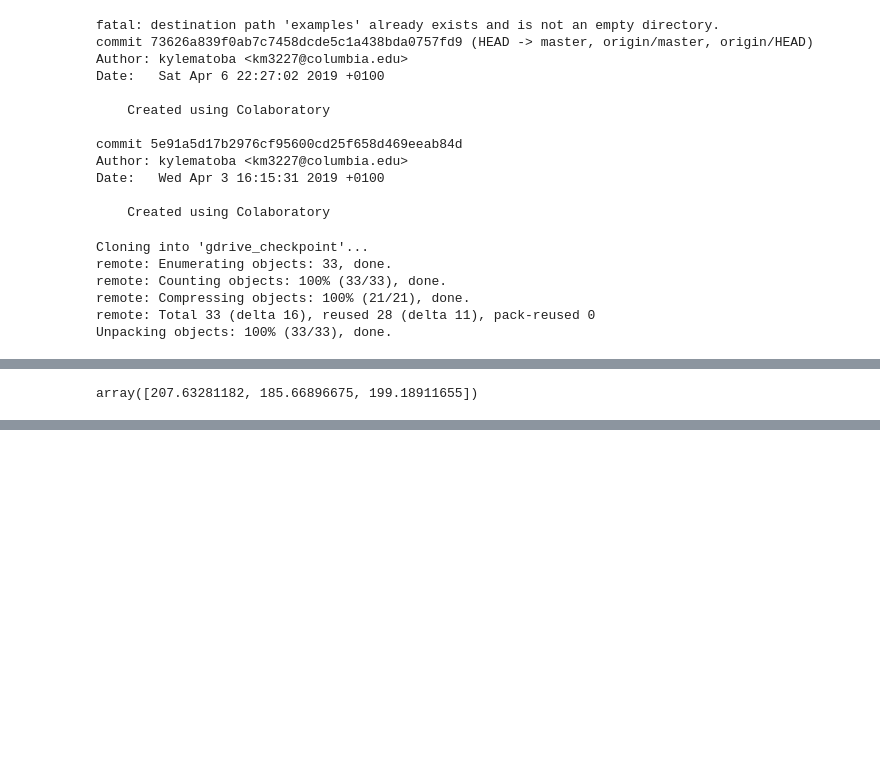
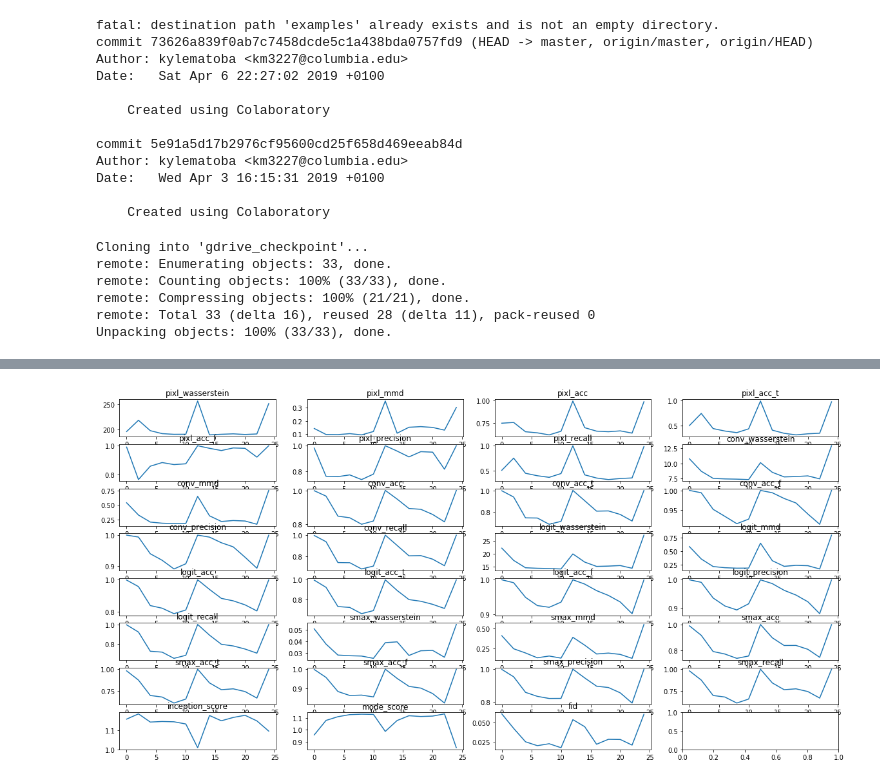
Before and after one commit to xuqiantong/GAN-Metrics, a Jupyter notebook: dcgan_pytorch2.ipynb, the cells around one changed output, grey strips where cells are left out. Drawn from its saved outputs; the diff is of its cells as text; code cells hidden in the pictures; blank space fills up the shorter version.

```diff
--- a/dcgan_pytorch2.ipynb
+++ b/dcgan_pytorch2.ipynb
@@ -307,7 +319,7 @@ ModuleNotFoundError: No module named 'oauth2client.contrib.locked_file'
 # %%
-g_pattern = 'netG_{}_epoch'.format(identifier)
-d_pattern = 'netD_{}_epoch'.format(identifier)
-checkpoint_pattern = '{}_{:04d}.pth'
+net_g_pattern = 'netG_{}_epoch'.format(identifier)
+net_d_pattern = 'netD_{}_epoch'.format(identifier)
+checkpoint_pattern = '{}{:04d}.pth'
 
 # net_g_path = os.path.join(checkpoint_dir, identifier, dataset_name, "g")
 # net_d_path = os.path.join(checkpoint_dir, identifier, dataset_name, "d")
@@ -567,5 +615,0 @@ compute score in space: 0
-# %%
-
-score_tr[:, 0]
-# %% [output]
-array([207.63281182, 185.66896675, 199.18911655])
@@ -571,0 +626,48 @@ array([207.63281182, 185.66896675, 199.18911655])
+# %%
+len(found_items) > 0
+net_g_filename = checkpoint_pattern.format(net_g_pattern, epoch)
+# score_tr
+
+
+plot_rows = np.any(np.isfinite(score_tr), axis=1)
+plot_score_tr = score_tr[plot_rows, :]
+plot_axis = np.arange(len(plot_rows))[plot_rows]
+# print(plot_score_tr)
+# print(plot_axis)
+# %%
+
+# metric_names = np.array(['pixl_wasserstein', 'pixl_mmd', 'smax_acc', 'smax_acc_t',
+#        'smax_acc_f', 'smax_precision', 'smax_recall', 'conv_wasserstein',
+#        'conv_mmd', 'smax_acc', 'smax_acc_t', 'smax_acc_f',
+#        'smax_precision', 'smax_recall', 'logit_wasserstein', 'logit_mmd',
+#        'smax_acc', 'smax_acc_t', 'smax_acc_f', 'smax_precision',
+#        'smax_recall', 'smax_wasserstein', 'smax_mmd', 'smax_acc',
+#        'smax_acc_t', 'smax_acc_f', 'smax_precision', 'smax_recall',
+#        'inception_score', 'mode_score', 'fid'], dtype=object)
+
+metric_names = np.array(['pixl_wasserstein', 'pixl_mmd', 'pixl_acc', 'pixl_acc_t',
+       'pixl_acc_f', 'pixl_precision', 'pixl_recall', 'conv_wasserstein',
+       'conv_mmd', 'conv_acc', 'conv_acc_t', 'conv_acc_f',
+       'conv_precision', 'conv_recall', 'logit_wasserstein', 'logit_mmd',
+       'logit_acc', 'logit_acc_t', 'logit_acc_f', 'logit_precision',
+       'logit_recall', 'smax_wasserstein', 'smax_mmd', 'smax_acc',
+       'smax_acc_t', 'smax_acc_f', 'smax_precision', 'smax_recall',
+       'inception_score', 'mode_score', 'fid'], dtype=object)
+
+num_metrics = len(metric_names)
+
+num_cols = 4
+num_rows = int(np.ceil(num_metrics / num_cols))
+fig, ax = plt.subplots(num_rows, num_cols, figsize=(20,10))
+logger.info("Plotting results")
+# for idx, metric in enumerate(metric_names):
+for row in range(num_rows):
+    for col in range(num_cols):
+        idx = row * num_cols + col
+        if idx >= num_metrics:
+            continue
+        a_ = ax[row, col]
+        # plt.subplot(num_rows, num_cols, idx)
+        a_.plot(plot_axis, plot_score_tr[:, idx])
+        a_.set_title(metric_names[idx])
+# %% [output]
@@ -571,0 +675 @@ array([207.63281182, 185.66896675, 199.18911655])
+[figure, added]
```
Also changed, not shown: parts of 22 cells of this notebook.
